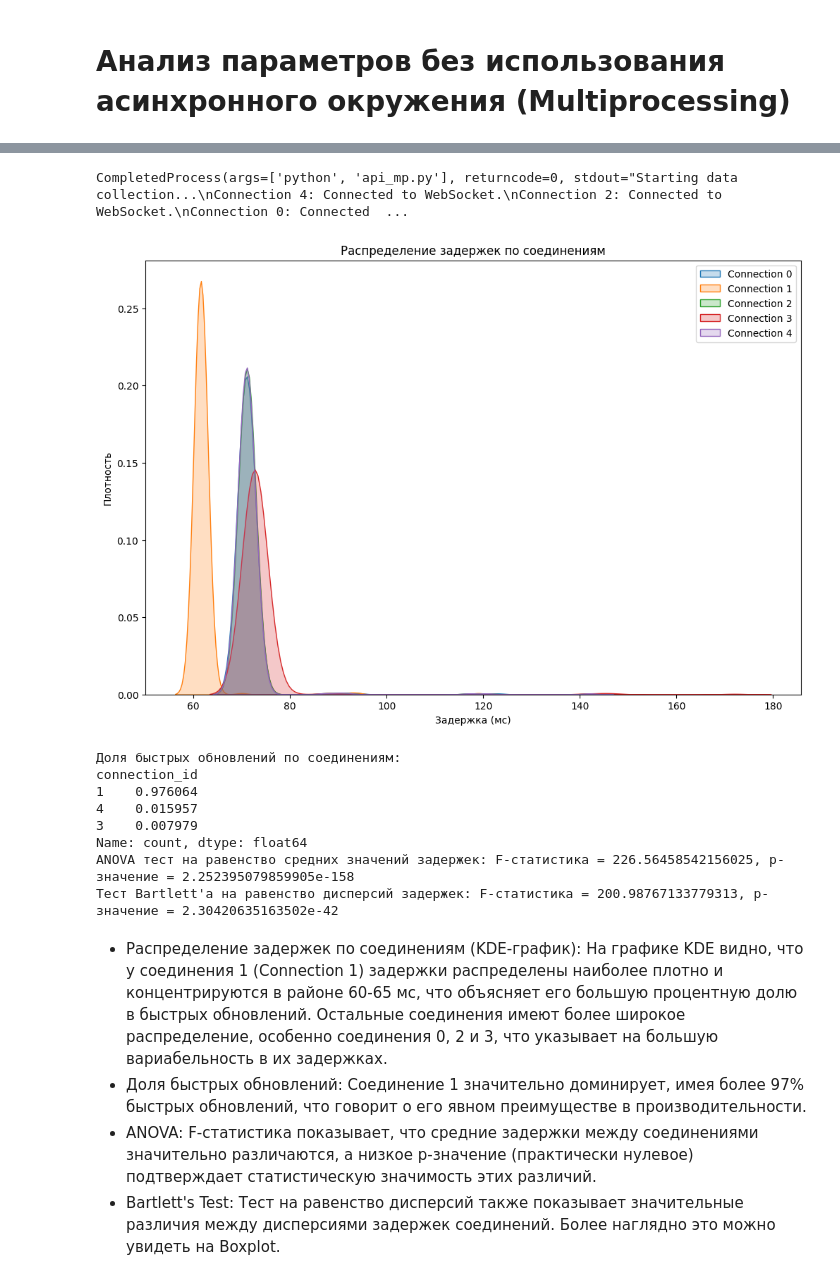
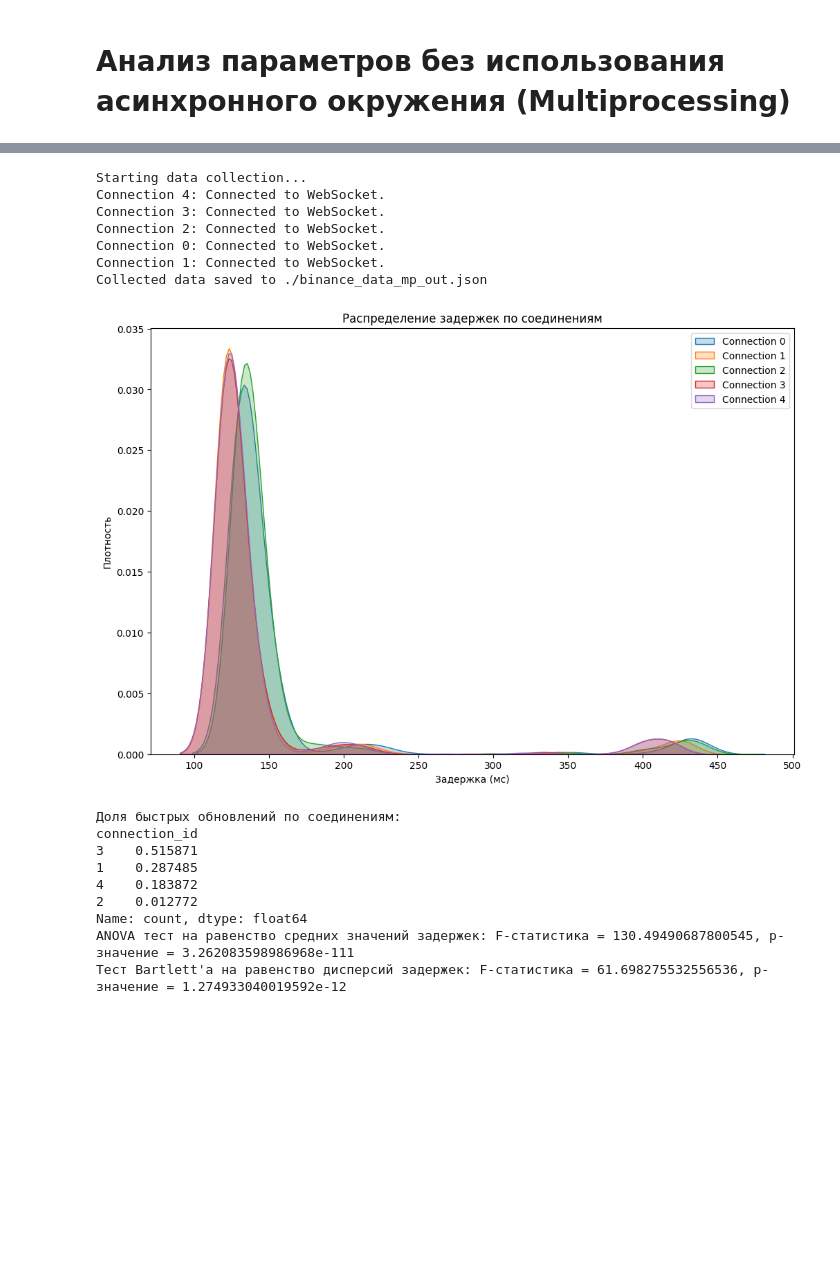
Before and after one commit to Usahashchik/Alber_Blanc, a Jupyter notebook: statistical_analysis.ipynb, the cells around one changed output, grey strips where cells are left out. Drawn from its saved outputs; the diff is of its cells as text; code cells hidden in the pictures; blank space fills up the shorter version.

Commit message:
Result

```diff
--- a/statistical_analysis.ipynb
+++ b/statistical_analysis.ipynb
@@ -131,5 +203 @@ ANOVA тест на равенство средних значений заде
 # Повторный прогон multiprocess для более детального анализа
-# %%
-subprocess.run(['python', 'api_mp.py'], capture_output=True, text=True) # Тут нужно поменять в коде api_mp.py переменную OUTPUT_FILE на os.getenv('OUTPUT_FILE_3')
-# %% [output]
-CompletedProcess(args=['python', 'api_mp.py'], returncode=0, stdout="Starting data collection...\nConnection 4: Connected to WebSocket.\nConnection 2: Connected to WebSocket.\nConnection 0: Connected  ...
@@ -139,21 +206,31 @@ OUTPUT_FILE = os.getenv('OUTPUT_FILE_3')
+# %%
+result = subprocess.run(
+  ['python', 'api_multiprocess.py', '--output_file', OUTPUT_FILE],
+  capture_output=True,
+  text=True)
+print(result.stdout)
+print(result.stderr)
+# %% [output]
+Starting data collection...
+Connection 4: Connected to WebSocket.
+Connection 3: Connected to WebSocket.
+Connection 2: Connected to WebSocket.
+Connection 0: Connected to WebSocket.
+Connection 1: Connected to WebSocket.
+Collected data saved to ./binance_data_mp_out.json
 # %%
 with open(OUTPUT_FILE, "r") as f:
     all_data = json.load(f)
-# %%
-analyze_data(all_data)
-# %% [output]
-[figure, removed]
-Доля быстрых обновлений по соединениям:
-connection_id
-1    0.976064
-4    0.015957
-3    0.007979
-Name: count, dtype: float64
-ANOVA тест на равенство средних значений задержек: F-статистика = 226.56458542156025, p-значение = 2.252395079859905e-158
-Тест Bartlett'а на равенство дисперсий задержек: F-статистика = 200.98767133779313, p-значение = 2.30420635163502e-42
-# %% [markdown]
-* Распределение задержек по соединениям (KDE-график):
-На графике KDE видно, что у соединения 1 (Connection 1) задержки распределены наиболее плотно и концентрируются в районе 60-65 мс, что объясняет его большую процентную долю в быстрых обновлений. Остальные соединения имеют более широкое распределение, особенно соединения 0, 2 и 3, что указывает на большую вариабельность в их задержках.
-* Доля быстрых обновлений: Соединение 1 значительно доминирует, имея более 97% быстрых обновлений, что говорит о его явном преимуществе в производительности.
-* ANOVA: F-статистика показывает, что средние задержки между соединениями значительно различаются, а низкое p-значение (практически нулевое) подтверждает статистическую значимость этих различий.
-* Bartlett's Test: Тест на равенство дисперсий также показывает значительные различия между дисперсиями задержек соединений. Более наглядно это можно увидеть на Boxplot.
+# %%
+fast_updates = analyze_data(all_data)
+# %% [output]
+[figure, added]
+Доля быстрых обновлений по соединениям:
+connection_id
+3    0.515871
+1    0.287485
+4    0.183872
+2    0.012772
+Name: count, dtype: float64
+ANOVA тест на равенство средних значений задержек: F-статистика = 130.49490687800545, p-значение = 3.262083598986968e-111
+Тест Bartlett'а на равенство дисперсий задержек: F-статистика = 61.698275532556536, p-значение = 1.274933040019592e-12
```
Also changed, not shown: parts of 41 cells of this notebook, 22 other files.
